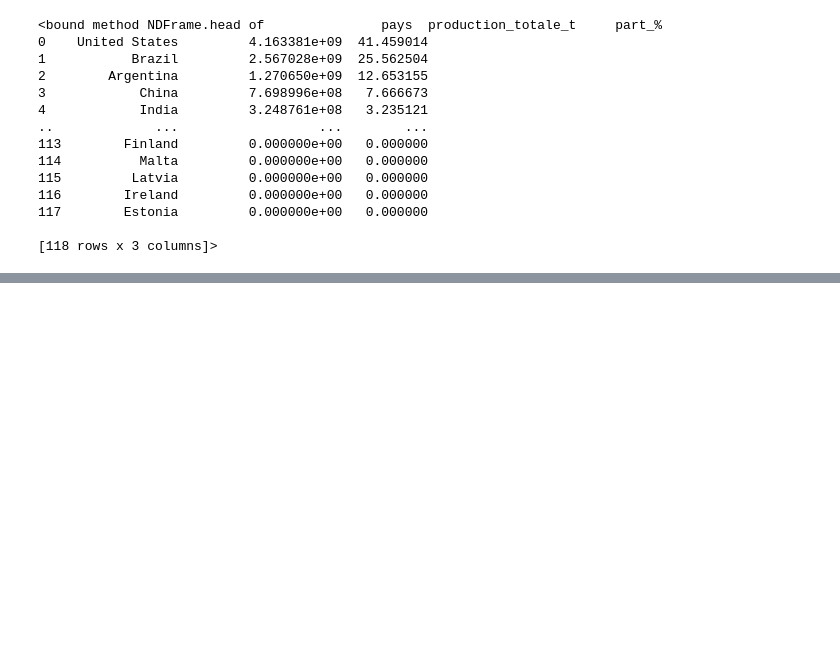
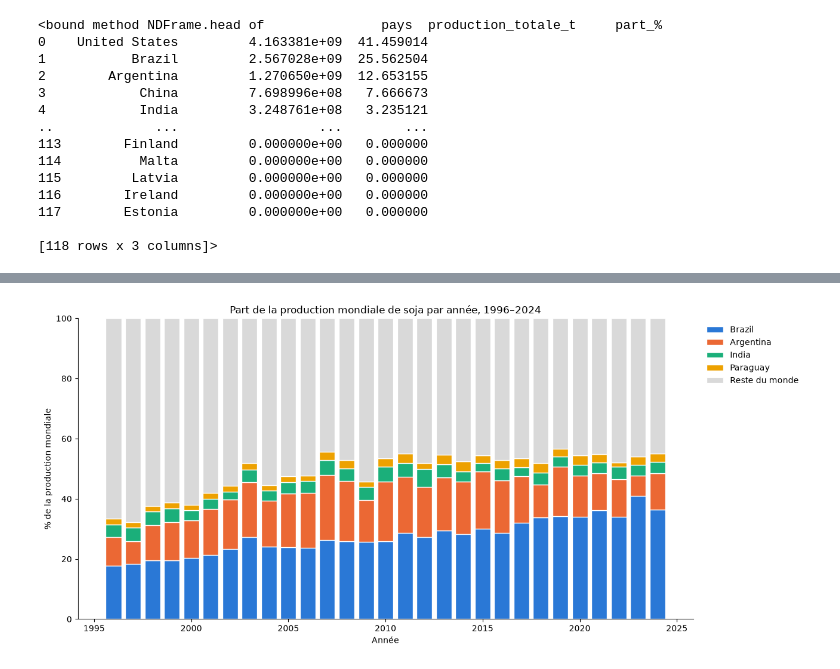
Before and after one commit to AndrewEberhardt/DataScienceProject, a Jupyter notebook: notebooks/david/david.productionsoy.ipynb, the cells around one changed output, grey strips where cells are left out. Cells and saved outputs as stored; diff of their text form; code cells hidden in the pictures; blank space fills up the shorter version.

```diff
--- a/notebooks/david/david.productionsoy.ipynb
+++ b/notebooks/david/david.productionsoy.ipynb
@@ -105,0 +169,33 @@ prod_par_pays.head
+# %%
+soy2 = pd.read_csv(path)
+col = "Soybeans - Production (tonnes)"
+pays_retenus = ["Brazil", "Argentina", "India", "Paraguay"]
+
+# Production par pays et par année, depuis 1996
+soy_96 = soy2[soy2["Year"] >= 1996]
+monde = soy_96[soy_96["Entity"] == "World"].set_index("Year")[col]
+
+parts = (soy_96[soy_96["Entity"].isin(pays_retenus)]
+         .pivot(index="Year", columns="Entity", values=col)[pays_retenus]
+         .div(monde, axis=0) * 100)
+parts["Reste du monde"] = 100 - parts.sum(axis=1)
+
+couleurs = ["#2a78d6", "#eb6834", "#1baf7a", "#eda100", "#d9d9d9"]
+
+fig, ax = plt.subplots(figsize=(13, 6))
+bas = np.zeros(len(parts))
+for p, c in zip(parts.columns, couleurs):
+    ax.bar(parts.index, parts[p], bottom=bas, color=c, width=0.8,
+           edgecolor="white", linewidth=1, label=p)
+    bas += parts[p].values
+
+ax.set_title("Part de la production mondiale de soja par année, 1996–2024")
+ax.set_xlabel("Année")
+ax.set_ylabel("% de la production mondiale")
+ax.set_ylim(0, 100)
+ax.legend(frameon=False, bbox_to_anchor=(1.01, 1), loc="upper left")
+ax.spines[["top", "right"]].set_visible(False)
+plt.tight_layout()
+plt.show()
+# %% [output]
+[figure, added]
```
Also changed, not shown: parts of 4 cells of this notebook.
